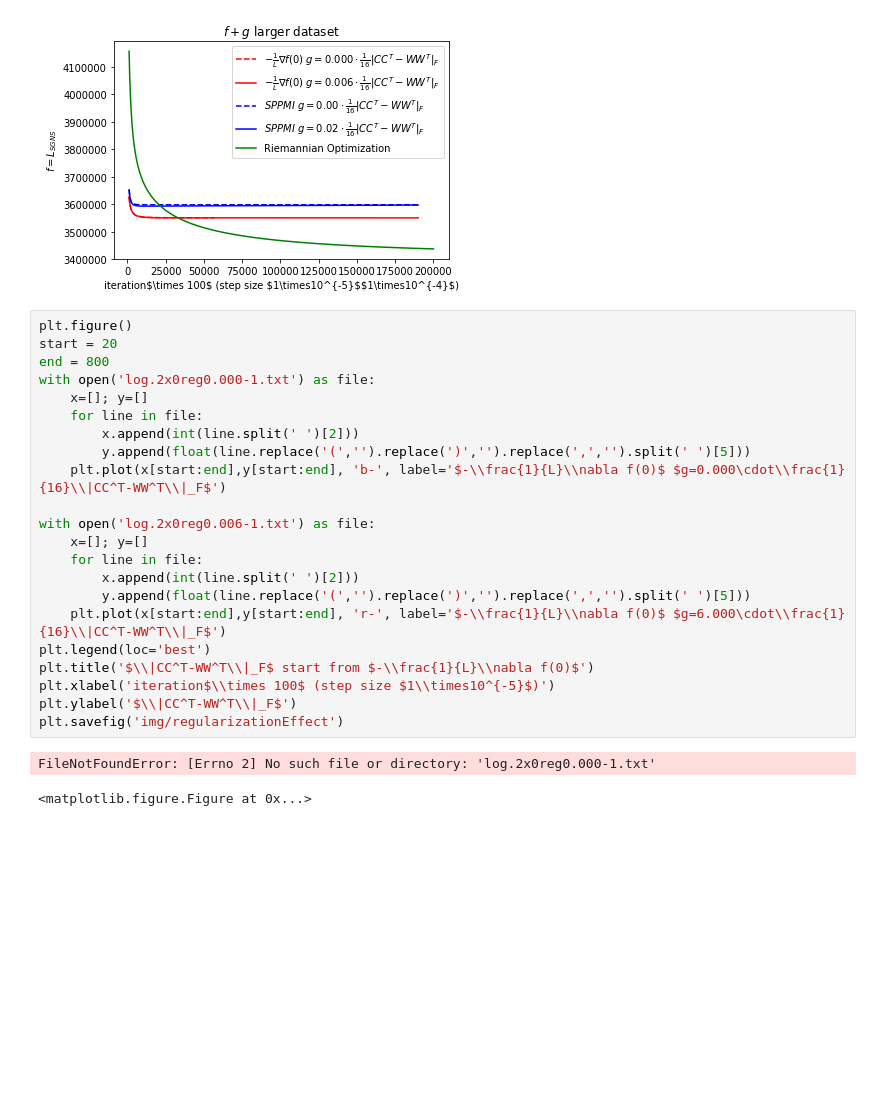
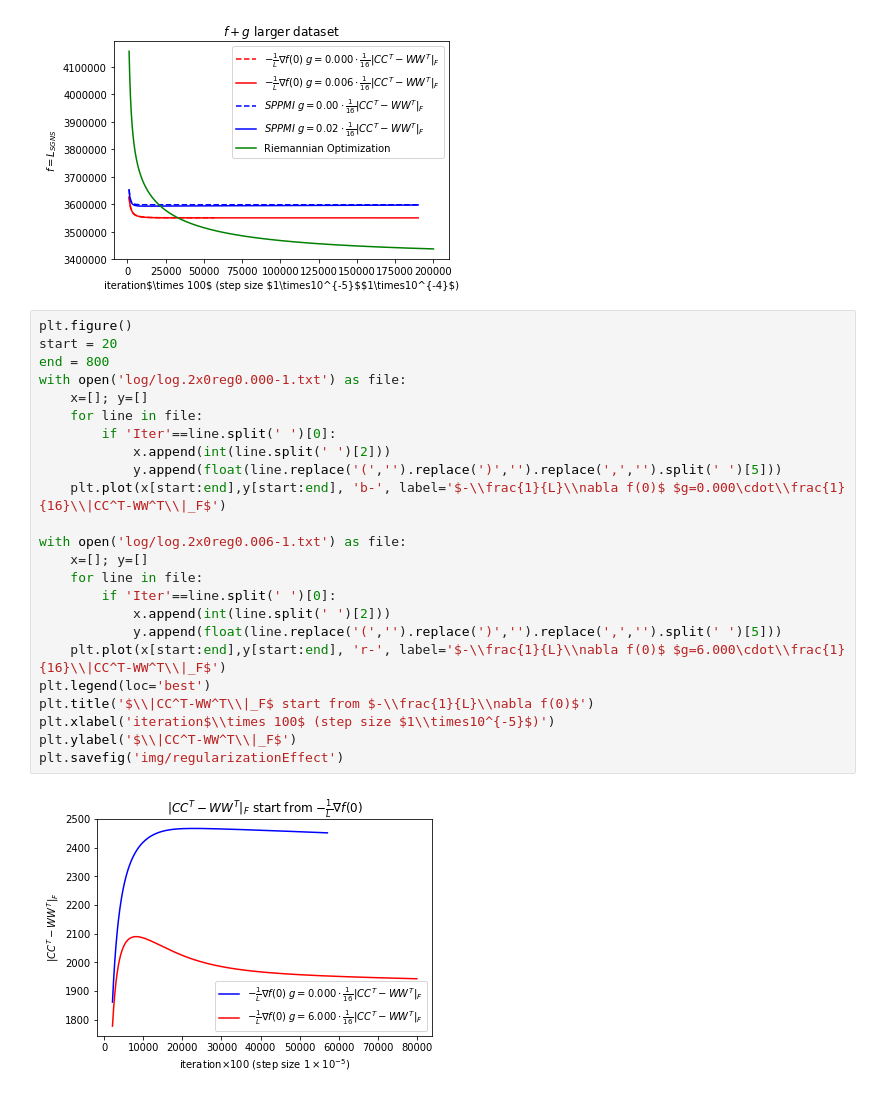
Before and after one commit to YerongLi/BFGD-sgns, a Jupyter notebook: plot.ipynb, the cells around one changed output. Saved outputs shown, nothing was run; the diff lists cells and outputs as text; blank space fills up the shorter version.

```diff
--- a/plot.ipynb
+++ b/plot.ipynb
@@ -232,25 +232,26 @@ plt.savefig('img/compare')
 # %%
 plt.figure()
 start = 20
 end = 800
-with open('log.2x0reg0.000-1.txt') as file:
+with open('log/log.2x0reg0.000-1.txt') as file:
     x=[]; y=[]
     for line in file:
-        x.append(int(line.split(' ')[2]))
-        y.append(float(line.replace('(','').replace(')','').replace(',','').split(' ')[5]))
+        if 'Iter'==line.split(' ')[0]:
+            x.append(int(line.split(' ')[2]))
+            y.append(float(line.replace('(','').replace(')','').replace(',','').split(' ')[5]))
     plt.plot(x[start:end],y[start:end], 'b-', label='$-\\frac{1}{L}\\nabla f(0)$ $g=0.000\cdot\\frac{1}{16}\\|CC^T-WW^T\\|_F$')
 
-with open('log.2x0reg0.006-1.txt') as file:
+with open('log/log.2x0reg0.006-1.txt') as file:
     x=[]; y=[]
     for line in file:
-        x.append(int(line.split(' ')[2]))
-        y.append(float(line.replace('(','').replace(')','').replace(',','').split(' ')[5]))
+        if 'Iter'==line.split(' ')[0]:
+            x.append(int(line.split(' ')[2]))
+            y.append(float(line.replace('(','').replace(')','').replace(',','').split(' ')[5]))
     plt.plot(x[start:end],y[start:end], 'r-', label='$-\\frac{1}{L}\\nabla f(0)$ $g=6.000\cdot\\frac{1}{16}\\|CC^T-WW^T\\|_F$')
 plt.legend(loc='best')
 plt.title('$\\|CC^T-WW^T\\|_F$ start from $-\\frac{1}{L}\\nabla f(0)$')
 plt.xlabel('iteration$\\times 100$ (step size $1\\times10^{-5}$)')
 plt.ylabel('$\\|CC^T-WW^T\\|_F$')
 plt.savefig('img/regularizationEffect')
 # %% [output]
-FileNotFoundError: [Errno 2] No such file or directory: 'log.2x0reg0.000-1.txt'
-<matplotlib.figure.Figure at 0x...>
+[figure, added]
```
Also changed, not shown: 11 other files.
